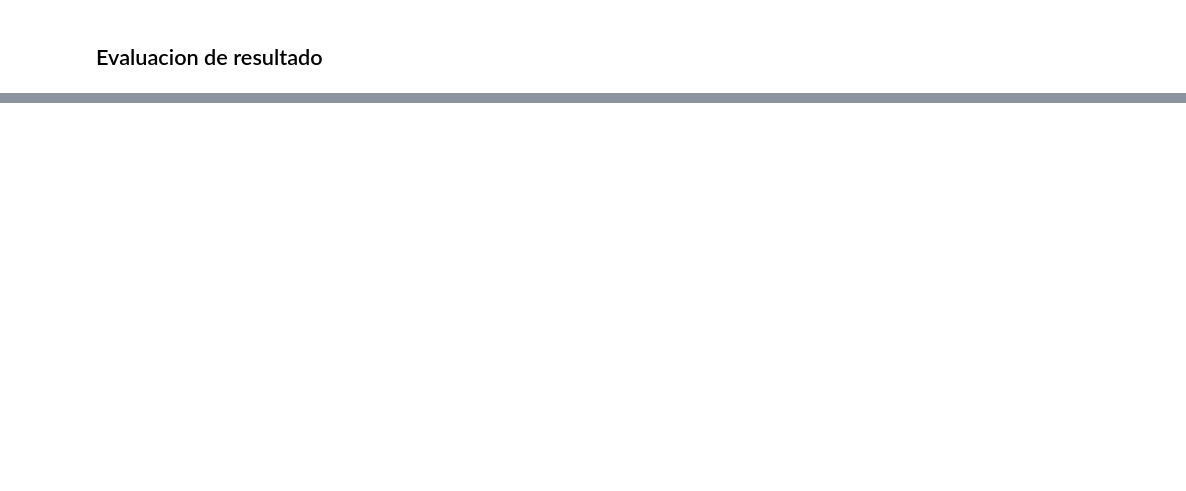
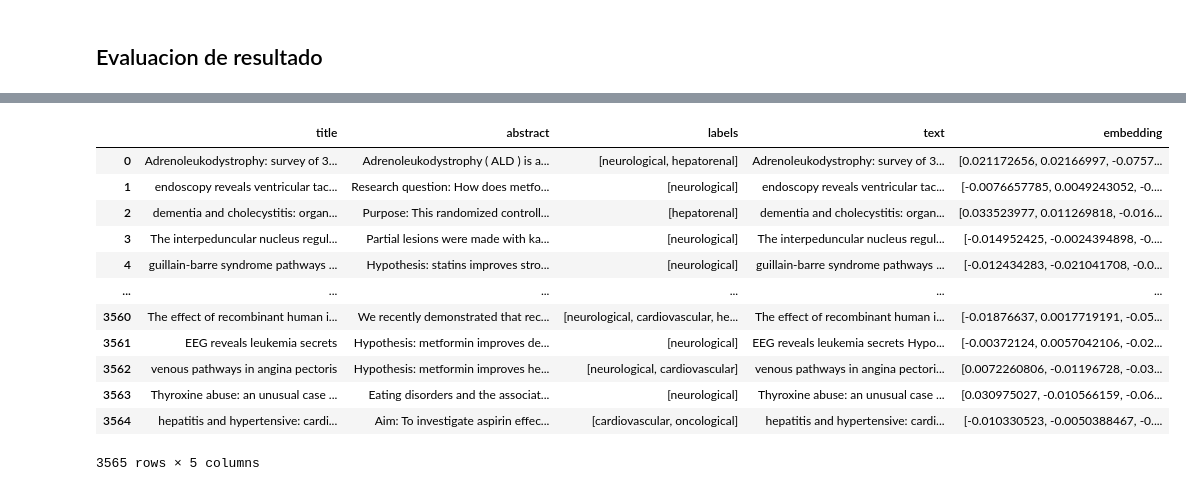
Before and after one commit to juanjo-barrientos/techspere_data_challenge, a Jupyter notebook: notebooks/MLL_model.ipynb, the cells around one changed output, grey strips where cells are left out. Drawn from its saved outputs; the diff is of its cells as text; code cells hidden in the pictures; blank space fills up the shorter version.

```diff
--- a/notebooks/MLL_model.ipynb
+++ b/notebooks/MLL_model.ipynb
@@ -208,0 +234,16 @@ output_df
+# %%
+df
+# %% [output]
+|  | title | abstract | labels | text | embedding |
+| 0 | Adrenoleukodystrophy: survey of 3... | Adrenoleukodystrophy ( ALD ) is a... | [neurological, hepatorenal] | Adrenoleukodystrophy: survey of 3... | [0.021172656, 0.02166997, -0.0757... |
+| 1 | endoscopy reveals ventricular tac... | Research question: How does metfo... | [neurological] | endoscopy reveals ventricular tac... | [-0.0076657785, 0.0049243052, -0.... |
+| 2 | dementia and cholecystitis: organ... | Purpose: This randomized controll... | [hepatorenal] | dementia and cholecystitis: organ... | [0.033523977, 0.011269818, -0.016... |
+| 3 | The interpeduncular nucleus regul... | Partial lesions were made with ka... | [neurological] | The interpeduncular nucleus regul... | [-0.014952425, -0.0024394898, -0.... |
+| 4 | guillain-barre syndrome pathways ... | Hypothesis: statins improves stro... | [neurological] | guillain-barre syndrome pathways ... | [-0.012434283, -0.021041708, -0.0... |
+| ... | ... | ... | ... | ... | ... |
+| 3560 | The effect of recombinant human i... | We recently demonstrated that rec... | [neurological, cardiovascular, he... | The effect of recombinant human i... | [-0.01876637, 0.0017719191, -0.05... |
+| 3561 | EEG reveals leukemia secrets | Hypothesis: metformin improves de... | [neurological] | EEG reveals leukemia secrets Hypo... | [-0.00372124, 0.0057042106, -0.02... |
+| 3562 | venous pathways in angina pectoris | Hypothesis: metformin improves he... | [neurological, cardiovascular] | venous pathways in angina pectori... | [0.0072260806, -0.01196728, -0.03... |
+| 3563 | Thyroxine abuse: an unusual case ... | Eating disorders and the associat... | [neurological] | Thyroxine abuse: an unusual case ... | [0.030975027, -0.010566159, -0.06... |
+| 3564 | hepatitis and hypertensive: cardi... | Aim: To investigate aspirin effec... | [cardiovascular, oncological] | hepatitis and hypertensive: cardi... | [-0.010330523, -0.0050388467, -0.... |
+3565 rows × 5 columns
```
Also changed, not shown: parts of 19 cells of this notebook.
